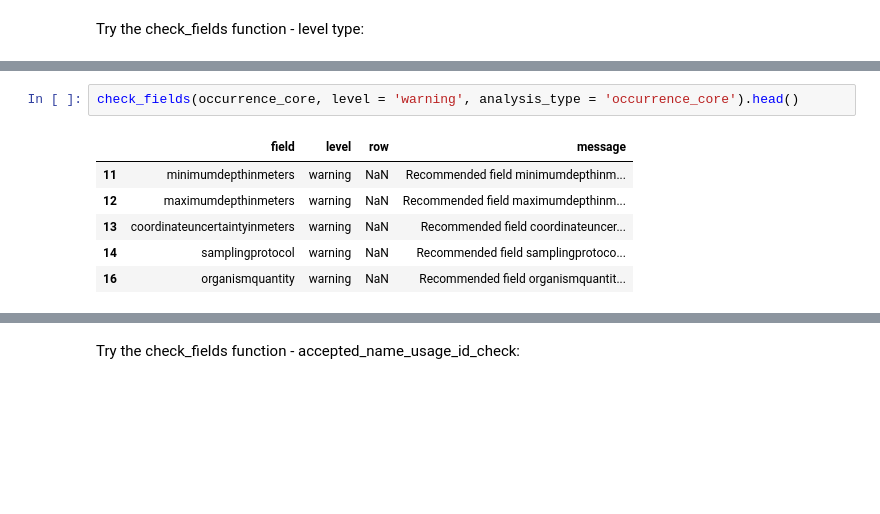
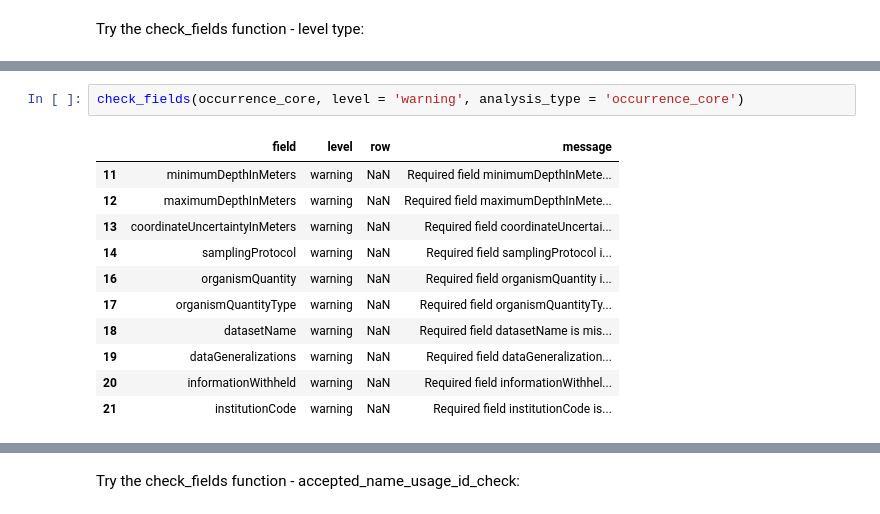
Before and after one commit to cioos-siooc/pyobistools, a Jupyter notebook: notebooks_Pyobis_sprint/notebook sprint - check_fields.ipynb, the cells around one changed output, grey strips where cells are left out. Saved outputs shown, nothing was run; the diff lists cells and outputs as text; blank space fills up the shorter version.

Commit message:
notebooks and check_fields tweaks

```diff
--- a/notebooks_Pyobis_sprint/notebook sprint - check_fields.ipynb
+++ b/notebooks_Pyobis_sprint/notebook sprint - check_fields.ipynb
@@ -99,9 +102,14 @@ check_fields(occurrence_core, level = 'error', analysis_type = 'occurrence_core'
 # %%
-check_fields(occurrence_core, level = 'warning', analysis_type = 'occurrence_core').head()
+check_fields(occurrence_core, level = 'warning', analysis_type = 'occurrence_core')
 # %% [output]
 |  | field | level | row | message |
-| 11 | minimumdepthinmeters | warning | NaN | Recommended field minimumdepthinm... |
-| 12 | maximumdepthinmeters | warning | NaN | Recommended field maximumdepthinm... |
-| 13 | coordinateuncertaintyinmeters | warning | NaN | Recommended field coordinateuncer... |
-| 14 | samplingprotocol | warning | NaN | Recommended field samplingprotoco... |
-| 16 | organismquantity | warning | NaN | Recommended field organismquantit... |
+| 11 | minimumDepthInMeters | warning | NaN | Required field minimumDepthInMete... |
+| 12 | maximumDepthInMeters | warning | NaN | Required field maximumDepthInMete... |
+| 13 | coordinateUncertaintyInMeters | warning | NaN | Required field coordinateUncertai... |
+| 14 | samplingProtocol | warning | NaN | Required field samplingProtocol i... |
+| 16 | organismQuantity | warning | NaN | Required field organismQuantity i... |
+| 17 | organismQuantityType | warning | NaN | Required field organismQuantityTy... |
+| 18 | datasetName | warning | NaN | Required field datasetName is mis... |
+| 19 | dataGeneralizations | warning | NaN | Required field dataGeneralization... |
+| 20 | informationWithheld | warning | NaN | Required field informationWithhel... |
+| 21 | institutionCode | warning | NaN | Required field institutionCode is... |
```
Also changed, not shown: parts of 10 cells of this notebook, 3 other files.
